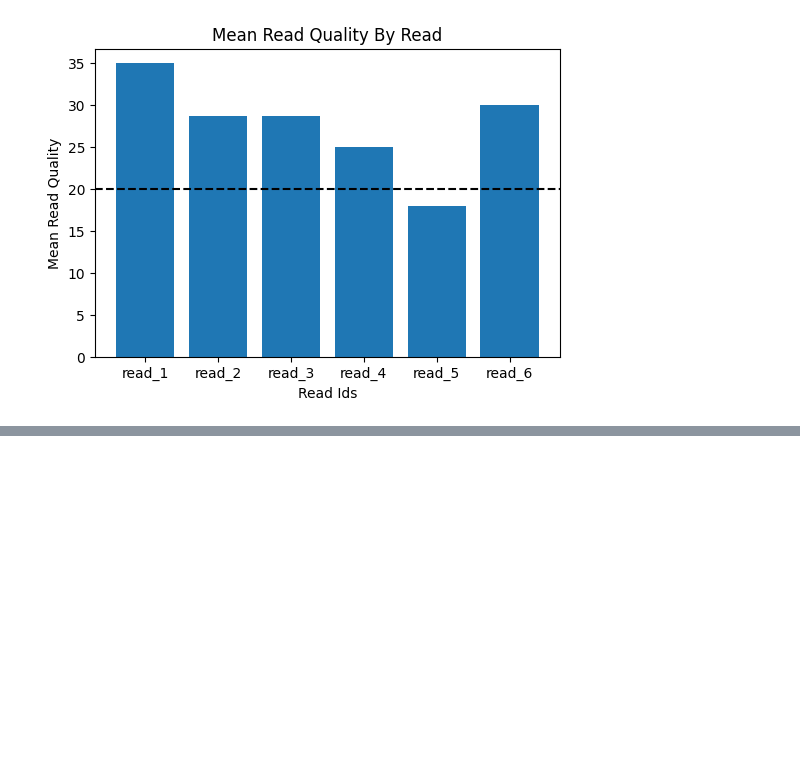
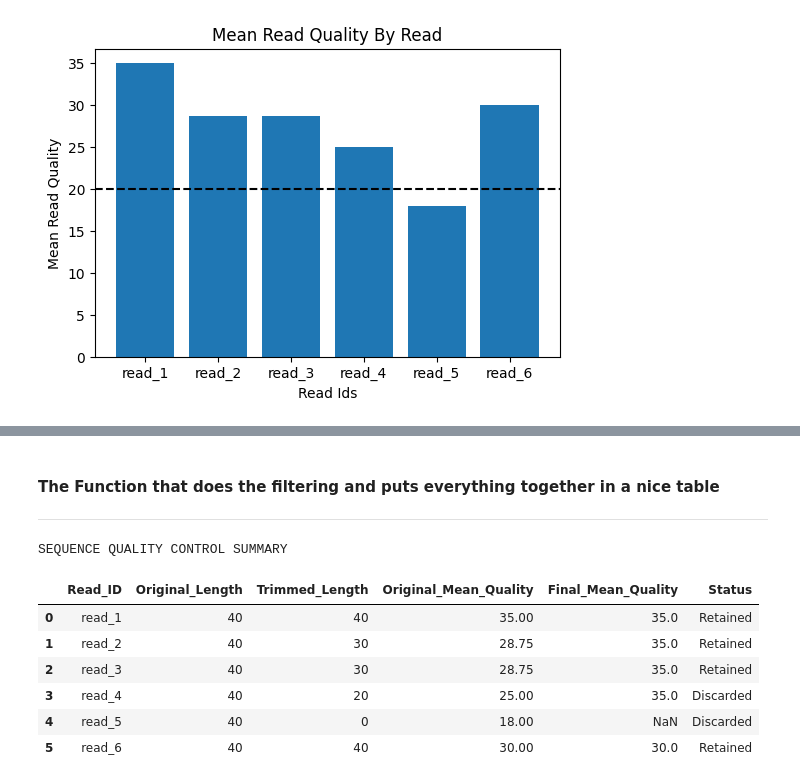
Before and after one commit to Sambuganalytics/Bioinformatics_Tutorials_Projects, a Jupyter notebook: challenge.ipynb, the cells around one changed output, grey strips where cells are left out. Cells and saved outputs as stored; diff of their text form; code cells hidden in the pictures; blank space fills up the shorter version.

```diff
--- a/challenge.ipynb
+++ b/challenge.ipynb
@@ -218,0 +227,18 @@ plt.title("Mean Read Quality By Read");
+# %%
+# let's try trimming this sequence based on these quality scores:
+# We are to remove the first and last two bases with those poor read quality
+Sequence = "ATGCGTACGTAGCTAG"
+Quality = [10,10,35,35,35,35,35,35,35,35,35,35,35,35,10,10]
+# %%
+# let's search for the where the good base quality starts at both ends:
+threshold = 20
+start = 0
+while start < len(Quality) and Quality[start]<threshold:
+    start+=1
+# let's search for the end index:
+end = len(Quality)
+while end > start and Quality[end-1] < threshold:
+    end-=1
+
+print("Start :",start)
+print("end :", end)
@@ -218,0 +262,28 @@ plt.title("Mean Read Quality By Read");
+# %%
+# let's write a fuction that recieves a sequence record and a threshold for trimming:
+def trimmer(seq_record, threshold = 20):
+    """
+    Function recieves a seqrecord object, find positions to trim the sequences and returns a trimmed record
+    Parameter
+    ----------------
+    seq_record : A sequence recored object
+    threshold : Base quality threshold below which a base is trimmed
+
+    Returns
+    ---------------
+    Returns a sequence record object:
+    """
+    # grab the sequence quality scores
+    qualities = seq_record.letter_annotations['phred_quality']
+    start = 0
+    while start < len(qualities) and qualities[start] < threshold:
+        start += 1
+    # let's search for the end index:
+    end = len(qualities)
+    while end > start and qualities[end - 1] < threshold:
+        end -= 1
+        # let's append the trimmed quality to the qualities list
+    return seq_record[start:end]
+# %% [markdown]
+#### **The Function that does the filtering and puts everything together in a nice table**
+---
@@ -218,0 +339,11 @@ plt.title("Mean Read Quality By Read");
+# %%
+trim_read("raw_reads.fastq",threshold = 20)
+# %% [output]
+SEQUENCE QUALITY CONTROL SUMMARY
+|  | Read_ID | Original_Length | Trimmed_Length | Original_Mean_Quality | Final_Mean_Quality | Status |
+| 0 | read_1 | 40 | 40 | 35.00 | 35.0 | Retained |
+| 1 | read_2 | 40 | 30 | 28.75 | 35.0 | Retained |
+| 2 | read_3 | 40 | 30 | 28.75 | 35.0 | Retained |
+| 3 | read_4 | 40 | 20 | 25.00 | 35.0 | Discarded |
+| 4 | read_5 | 40 | 0 | 18.00 | NaN | Discarded |
+| 5 | read_6 | 40 | 40 | 30.00 | 30.0 | Retained |
```
Also changed, not shown: parts of 5 cells of this notebook.
